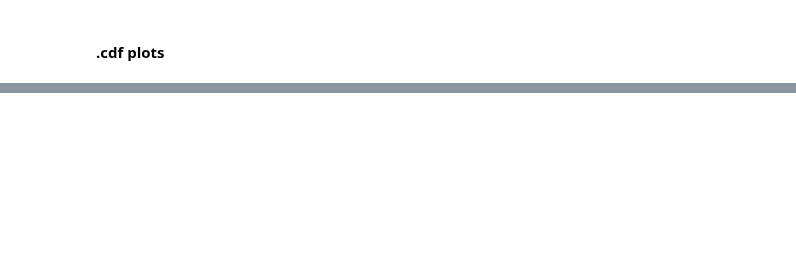
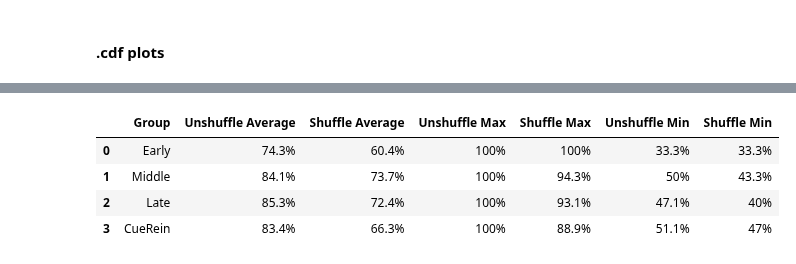
Before and after one commit to datasiansalsa/PFC_Self-Admin_Analysis, a Jupyter notebook: cue-analysis/cue/cue_analysis_JJB.ipynb, the cells around one changed output, grey strips where cells are left out. Drawn from its saved outputs; the diff is of its cells as text; code cells hidden in the pictures; blank space fills up the shorter version.

Commit message:
Decoding ACQ Early:Late, Neuron all trials

```diff
--- a/cue-analysis/cue/cue_analysis_JJB.ipynb
+++ b/cue-analysis/cue/cue_analysis_JJB.ipynb
@@ -2252,13 +2253,15 @@ from statsmodels.distributions.empirical_distribution import ECDF
 
 def estimator(X, y):
     """RandomSearchCV model"""
-    X_train, X_test, y_train, y_test = train_test_split(X, y, test_size=0.2)
+    # X_train, X_test, y_train, y_test = train_test_split(X, y, test_size=0.2)
     hyperparameters = {'kernel': ['rbf'],
                         'gamma': [1e-2, 1e-1, 1e0, 1e1, 1e2],
                         'C': [1e-2, 1e-1, 1e0, 1e1, 1e2]}
-    clf = RandomizedSearchCV(SVC(), hyperparameters, cv=3, n_iter=10, n_jobs=-1, refit=True)
-    clf.fit(X_train, y_train)
+    clf = RandomizedSearchCV(SVC(), hyperparameters, cv=2, n_iter=10, n_jobs=-1, refit=True)
+    # clf.fit(X_train, y_train)
+    clf.fit(X, y)
     accuracy = clf.best_score_
+    score = clf.score
     return(accuracy)
 
 def svmregression(y, X):
@@ -2747,7 +2803,7 @@ print('========== FINISHED ==========')
 # %%
 #save dictionaries as .npy files
 variable_to_save = 'Cue'
-groups = ['Early', 'Middle', 'Late']
+groups = ['Early']
 
 for g, group in enumerate (groups):
     try:
@@ -2766,9 +2822,9 @@ analyze_by = 'Neuron' ###Session or Neuron
 population = 'Acquisition'
 variables_to_analyze = ['Cue']
 variable = 'Cue'
+# groups = ['Early', 'Middle', 'Late']
 groups = ['Early', 'Middle', 'Late']
-# groups = ['Early']
-colors = (['k'],['tab:red'], ['tab:green'],['tab:blue'])
+colors = (['k'],['tab:blue'], ['tab:red'],['tab:blue'])
 ls = ['--','solid']
 
 d = {}
@@ -2778,7 +2834,7 @@ fig, ax = plt.subplots(1, 2, figsize = (16,4))
 for g, group in enumerate(groups):
     d[variable][group] = {}
     d[variable][group] = np.array(np.load(os.path.join(decoding_dict_results_dir,
-                                                        'PFC-HeroinSA_%s_%s_%s_Decoding-dict.npy'%(group,variable,analyze_by)),
+                                                        'PFC-HeroinSA_%s_%s_%s_Decoding-dict.npy'%(group,variable,decoding[0])),
                                                         allow_pickle = True).astype(float))
     temp_unshuffle_nonans, temp_shuffle_nonans = ([],[])
     temp_unshuffle,temp_shuffle = (d[variable][group][0],d[variable][group][1])
@@ -2840,7 +2898,7 @@ bins = np.arange(0.4,0.8,0.01)
 for index in range(len(groups)):
     group = groups[index]
     newlabels = np.load((os.path.join(dir_list[index], 'cluster_list_per_session_Acquisition.npy')))
-    dict_file = np.load(os.path.join(decoding_dict_results_dir, 'PFC-HeroinSA_%s_%s_%s_Decoding-dict.npy'%(group, variables_to_analyze[0], analyze_by)),allow_pickle = True).astype(float)
+    dict_file = np.load(os.path.join(decoding_dict_results_dir, 'PFC-HeroinSA_%s_%s_%s_Decoding-dict.npy'%(group, variables_to_analyze[0], decoding[0])),allow_pickle = True).astype(float)
     for variable in variables_to_analyze:
         print('Group:', group)
         d = {}
@@ -2895,0 +2961,26 @@ for index in range(len(groups)):
+# %%
+#Dataframe of accuracies
+groups = ['Early', 'Middle', 'Late', 'CueRein']
+
+temp_arr = [] #temp array for storing dictionaries
+for g, group in enumerate (groups):
+    dict_file = np.load(os.path.join(decoding_dict_results_dir, 'PFC-HeroinSA_%s_%s_%s_Decoding-dict.npy'%(group, variables_to_analyze[0], decoding[0])),allow_pickle = True).astype(float)
+    temp_arr.append({
+        'Group': group,
+        'Unshuffle Average': '%.3g'%(np.mean(dict_file[0])*100)+'%',
+        'Shuffle Average': '%.3g'%(np.mean(dict_file[1])*100)+'%',
+        'Unshuffle Max': '%.3g'%(np.max(dict_file[0])*100)+'%',
+        'Shuffle Max': '%.3g'%(np.max(dict_file[1])*100)+'%',
+        'Unshuffle Min': '%.3g'%(np.min(dict_file[0])*100)+'%',
+        'Shuffle Min': '%.3g'%(np.min(dict_file[1])*100)+'%',
+    })
+
+df = pd.DataFrame(temp_arr)
+df
+# df.to_clipboard()
+# %% [output]
+|  | Group | Unshuffle Average | Shuffle Average | Unshuffle Max | Shuffle Max | Unshuffle Min | Shuffle Min |
+| 0 | Early | 74.3% | 60.4% | 100% | 100% | 33.3% | 33.3% |
+| 1 | Middle | 84.1% | 73.7% | 100% | 94.3% | 50% | 43.3% |
+| 2 | Late | 85.3% | 72.4% | 100% | 93.1% | 47.1% | 40% |
+| 3 | CueRein | 83.4% | 66.3% | 100% | 88.9% | 51.1% | 47% |
```
Also changed, not shown: parts of 5 cells of this notebook, 3 other files.
